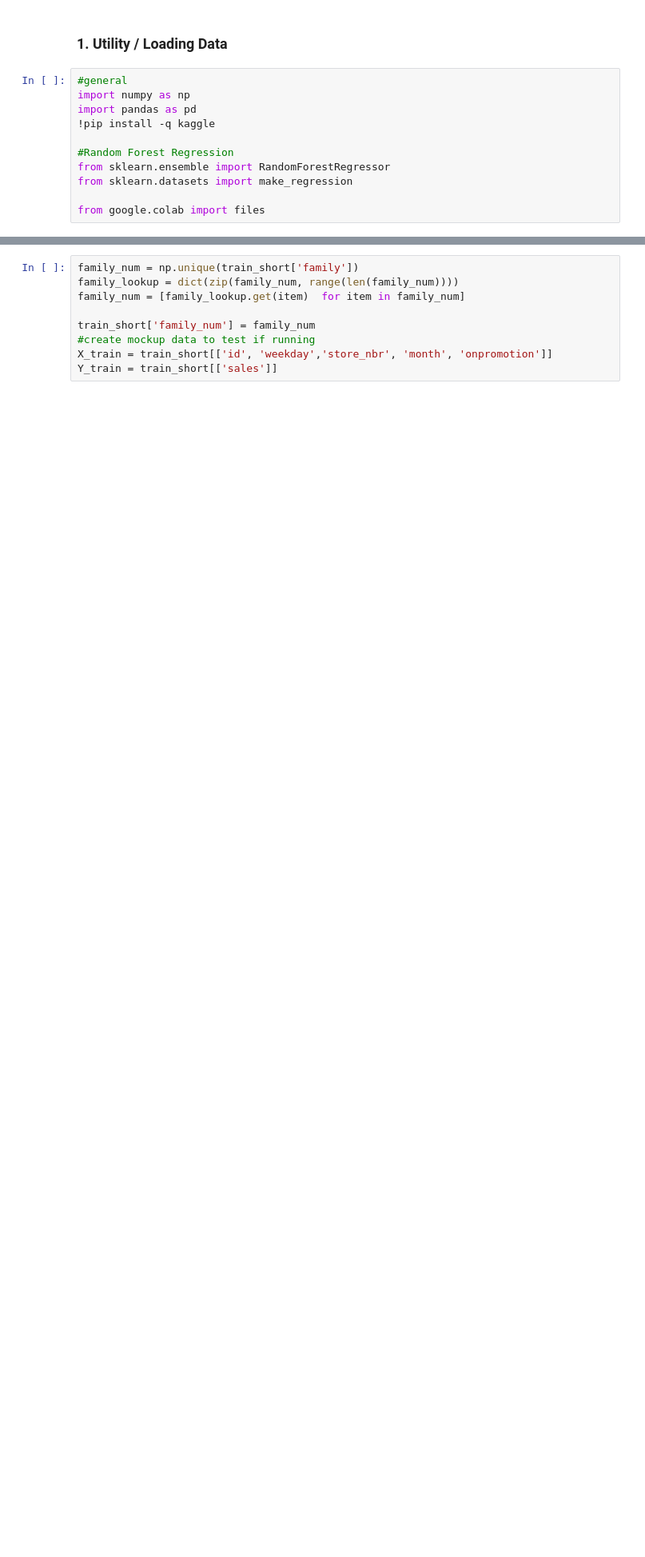
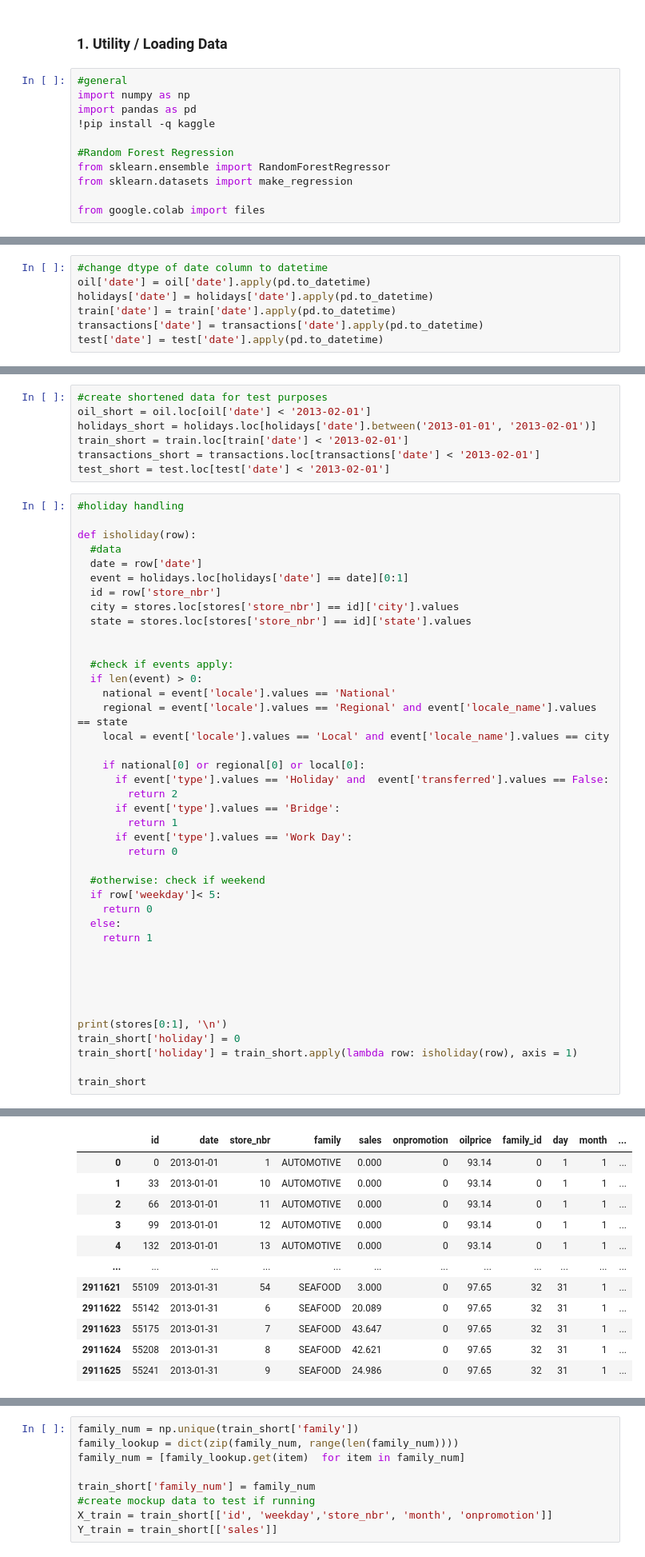
Before and after one commit to PGestrich/AML-Time-Series-Forecasting, a Jupyter notebook: AML_Code.ipynb, the cells around one changed output, grey strips where cells are left out. Shown at 80% size. Cells and saved outputs as stored; diff of their text form; blank space fills up the shorter version.

Commit message:
Added oilprice and holiday as data column

```diff
--- a/AML_Code.ipynb
+++ b/AML_Code.ipynb
@@ -61,0 +64,7 @@ train_short['year'] = train_short['date'].apply(lambda time: time.year)
+# %%
+#change dtype of date column to datetime
+oil['date'] = oil['date'].apply(pd.to_datetime)
+holidays['date'] = holidays['date'].apply(pd.to_datetime)
+train['date'] = train['date'].apply(pd.to_datetime)
+transactions['date'] = transactions['date'].apply(pd.to_datetime)
+test['date'] = test['date'].apply(pd.to_datetime)
@@ -61,0 +91,49 @@ train_short['year'] = train_short['date'].apply(lambda time: time.year)
+# %%
+#create shortened data for test purposes
+oil_short = oil.loc[oil['date'] < '2013-02-01']
+holidays_short = holidays.loc[holidays['date'].between('2013-01-01', '2013-02-01')]
+train_short = train.loc[train['date'] < '2013-02-01']
+transactions_short = transactions.loc[transactions['date'] < '2013-02-01']
+test_short = test.loc[test['date'] < '2013-02-01']
+# %%
+#holiday handling
+
+def isholiday(row):
+  #data
+  date = row['date']
+  event = holidays.loc[holidays['date'] == date][0:1]
+  id = row['store_nbr']
+  city = stores.loc[stores['store_nbr'] == id]['city'].values
+  state = stores.loc[stores['store_nbr'] == id]['state'].values
+
+
+  #check if events apply:
+  if len(event) > 0:
+    national = event['locale'].values == 'National'
+    regional = event['locale'].values == 'Regional' and event['locale_name'].values == state
+    local = event['locale'].values == 'Local' and event['locale_name'].values == city
+
+    if national[0] or regional[0] or local[0]:
+      if event['type'].values == 'Holiday' and  event['transferred'].values == False:
+        return 2
+      if event['type'].values == 'Bridge':
+        return 1
+      if event['type'].values == 'Work Day':
+        return 0
+
+  #otherwise: check if weekend
+  if row['weekday']< 5:
+    return 0
+  else:
+    return 1
+
+
+
+
+
+print(stores[0:1], '\n')
+train_short['holiday'] = 0
+train_short['holiday'] = train_short.apply(lambda row: isholiday(row), axis = 1)
+
+train_short
+# %% [output]
@@ -61,0 +150,12 @@ train_short['year'] = train_short['date'].apply(lambda time: time.year)
+|  | id | date | store_nbr | family | sales | onpromotion | oilprice | family_id | day | month | ... |
+| 0 | 0 | 2013-01-01 | 1 | AUTOMOTIVE | 0.000 | 0 | 93.14 | 0 | 1 | 1 | ... |
+| 1 | 33 | 2013-01-01 | 10 | AUTOMOTIVE | 0.000 | 0 | 93.14 | 0 | 1 | 1 | ... |
+| 2 | 66 | 2013-01-01 | 11 | AUTOMOTIVE | 0.000 | 0 | 93.14 | 0 | 1 | 1 | ... |
+| 3 | 99 | 2013-01-01 | 12 | AUTOMOTIVE | 0.000 | 0 | 93.14 | 0 | 1 | 1 | ... |
+| 4 | 132 | 2013-01-01 | 13 | AUTOMOTIVE | 0.000 | 0 | 93.14 | 0 | 1 | 1 | ... |
+| ... | ... | ... | ... | ... | ... | ... | ... | ... | ... | ... | ... |
+| 2911621 | 55109 | 2013-01-31 | 54 | SEAFOOD | 3.000 | 0 | 97.65 | 32 | 31 | 1 | ... |
+| 2911622 | 55142 | 2013-01-31 | 6 | SEAFOOD | 20.089 | 0 | 97.65 | 32 | 31 | 1 | ... |
+| 2911623 | 55175 | 2013-01-31 | 7 | SEAFOOD | 43.647 | 0 | 97.65 | 32 | 31 | 1 | ... |
+| 2911624 | 55208 | 2013-01-31 | 8 | SEAFOOD | 42.621 | 0 | 97.65 | 32 | 31 | 1 | ... |
+| 2911625 | 55241 | 2013-01-31 | 9 | SEAFOOD | 24.986 | 0 | 97.65 | 32 | 31 | 1 | ... |
```
Also changed, not shown: parts of 11 cells of this notebook.
